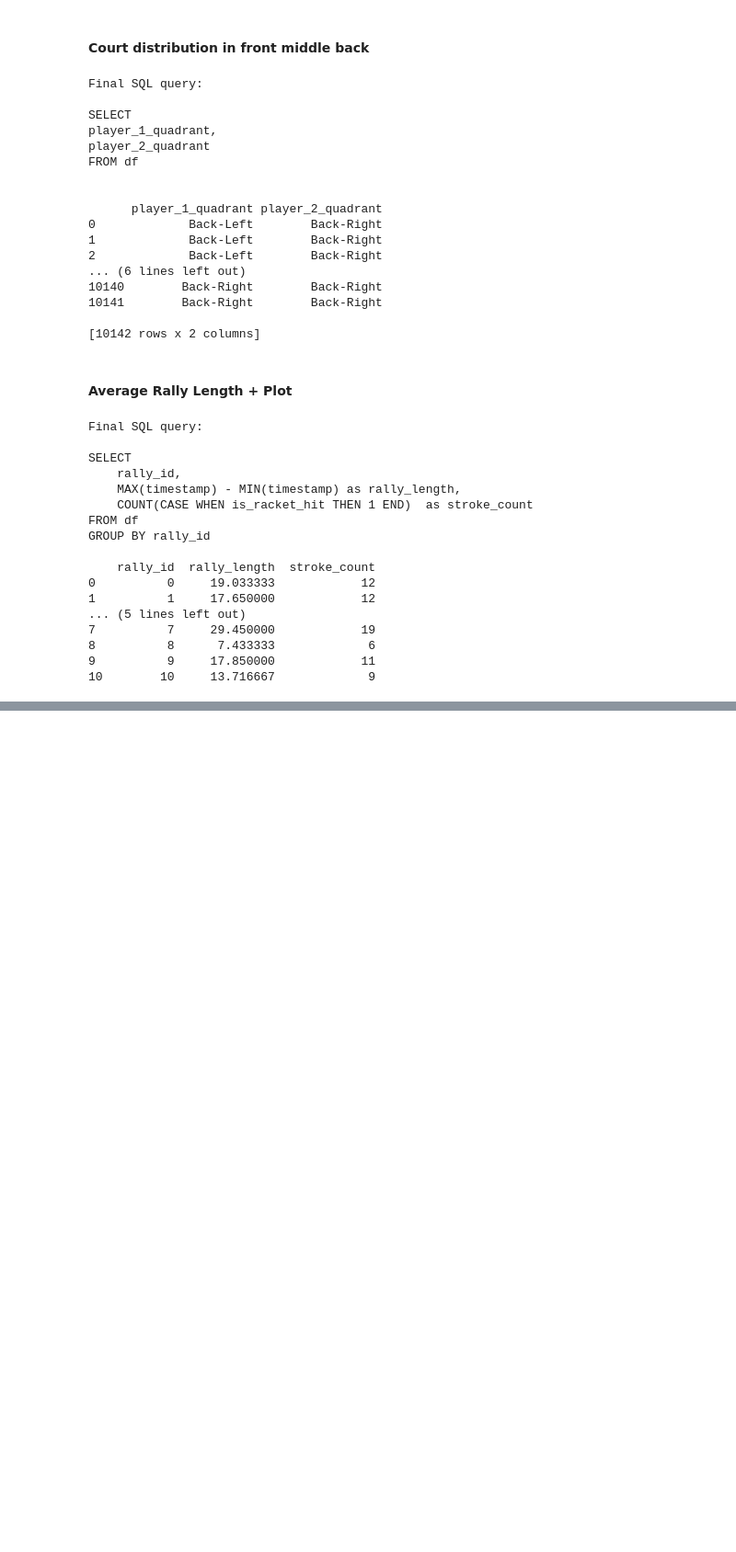
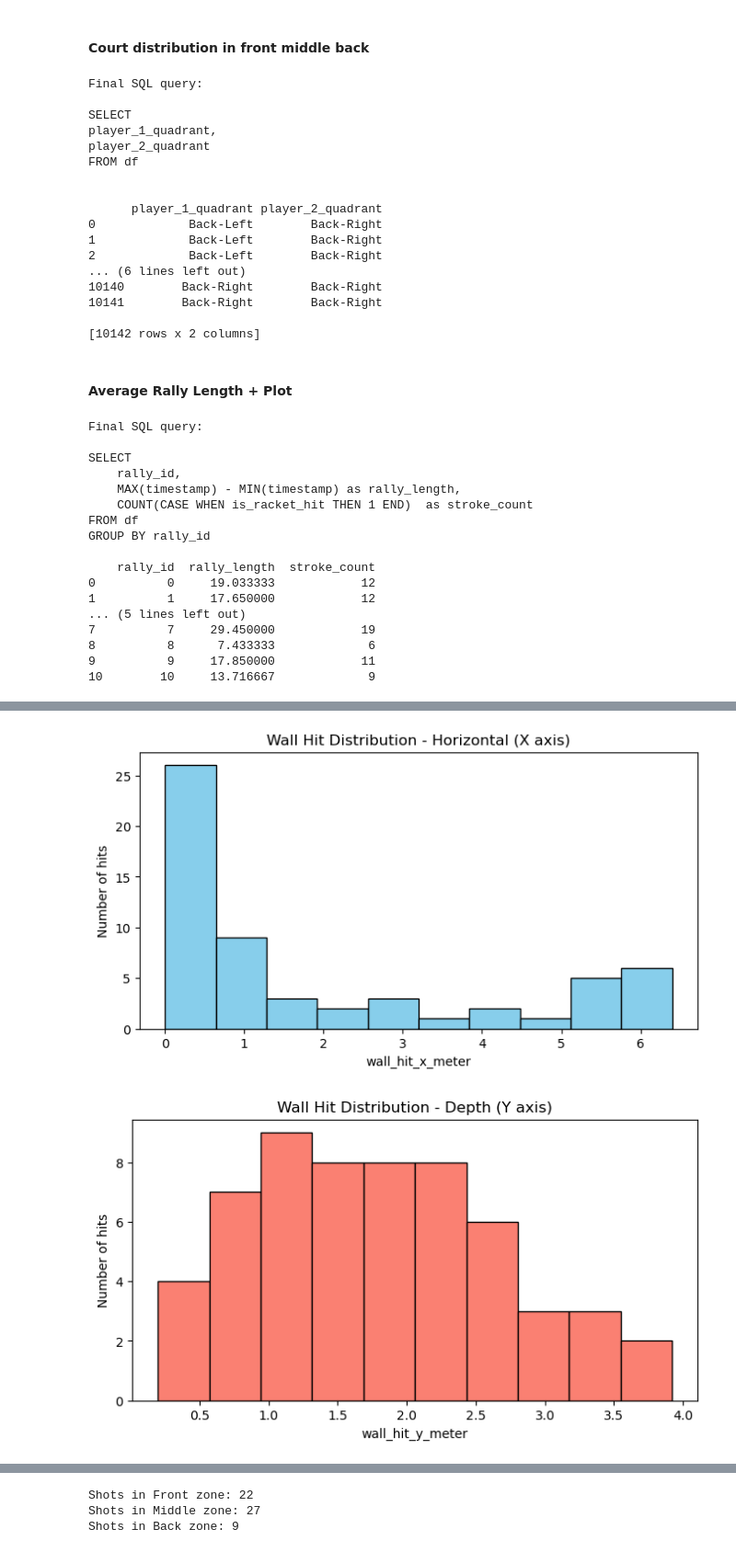
Before and after one commit to useframi1/SquashCoachingCopilot, a Jupyter notebook: squashcopilot/modules/analysis/video_3_analysis.ipynb, the cells around one changed output, grey strips where cells are left out. Shown at 92% size. Saved outputs shown, nothing was run; the diff lists cells and outputs as text; code cells hidden in the pictures; blank space fills up the shorter version.

```diff
--- a/squashcopilot/modules/analysis/video_3_analysis.ipynb
+++ b/squashcopilot/modules/analysis/video_3_analysis.ipynb
@@ -678,0 +870,70 @@ plt.show()
+# %%
+import pandas as pd
+import numpy as np
+import matplotlib.pyplot as plt
+
+# --- Filter only wall hits by opponent ---
+OPPONENT_ID = 2  # replace with the opponent player id
+wall_hits = df[(df["is_wall_hit"] == True) & (df["wall_hit_player_id"] == OPPONENT_ID)]
+
+# --- 1️⃣ Wall Hit Distribution (1D) ---
+# Count hits along X axis (horizontal distribution)
+plt.figure(figsize=(8, 4))
+plt.hist(wall_hits["wall_hit_x_meter"], bins=10, color="skyblue", edgecolor="black")
+plt.title("Wall Hit Distribution - Horizontal (X axis)")
+plt.xlabel("wall_hit_x_meter")
+plt.ylabel("Number of hits")
+plt.show()
+
+# Count hits along Y axis (depth distribution)
+plt.figure(figsize=(8, 4))
+plt.hist(wall_hits["wall_hit_y_meter"], bins=10, color="salmon", edgecolor="black")
+plt.title("Wall Hit Distribution - Depth (Y axis)")
+plt.xlabel("wall_hit_y_meter")
+plt.ylabel("Number of hits")
+plt.show()
+
+
+# --- 2️⃣ Shot Placement Heatmap (2D) ---
+# Create 2D histogram / density map
+x_bins = np.linspace(
+    wall_hits["wall_hit_x_meter"].min(), wall_hits["wall_hit_x_meter"].max(), 10
+)
+y_bins = np.linspace(
+    wall_hits["wall_hit_y_meter"].min(), wall_hits["wall_hit_y_meter"].max(), 10
+)
+
+heatmap, xedges, yedges = np.histogram2d(
+    wall_hits["wall_hit_x_meter"], wall_hits["wall_hit_y_meter"], bins=[x_bins, y_bins]
+)
+
+plt.figure(figsize=(6, 6))
+plt.imshow(
+    heatmap.T,
+    origin="lower",
+    cmap="hot",
+    interpolation="nearest",
+    extent=[xedges[0], xedges[-1], yedges[0], yedges[-1]],
+)
+plt.colorbar(label="Number of hits")
+plt.title("Shot Placement Heatmap (X vs Y)")
+plt.xlabel("wall_hit_x_meter")
+plt.ylabel("wall_hit_y_meter")
+plt.show()
+
+# --- Optional: Front / Middle / Back statistics ---
+# Define simple depth zones
+y_min, y_max = wall_hits["wall_hit_y_meter"].min(), wall_hits["wall_hit_y_meter"].max()
+front = wall_hits[wall_hits["wall_hit_y_meter"] < y_min + (y_max - y_min) / 3]
+middle = wall_hits[
+    (wall_hits["wall_hit_y_meter"] >= y_min + (y_max - y_min) / 3)
+    & (wall_hits["wall_hit_y_meter"] < y_min + 2 * (y_max - y_min) / 3)
+]
+back = wall_hits[wall_hits["wall_hit_y_meter"] >= y_min + 2 * (y_max - y_min) / 3]
+
+print(f"Shots in Front zone: {len(front)}")
+print(f"Shots in Middle zone: {len(middle)}")
+print(f"Shots in Back zone: {len(back)}")
+# %% [output]
+[figure, added]
+[figure, added]
@@ -678,0 +941,3 @@ plt.show()
+Shots in Front zone: 22
+Shots in Middle zone: 27
+Shots in Back zone: 9
```
Also changed, not shown: parts of 15 cells of this notebook.
